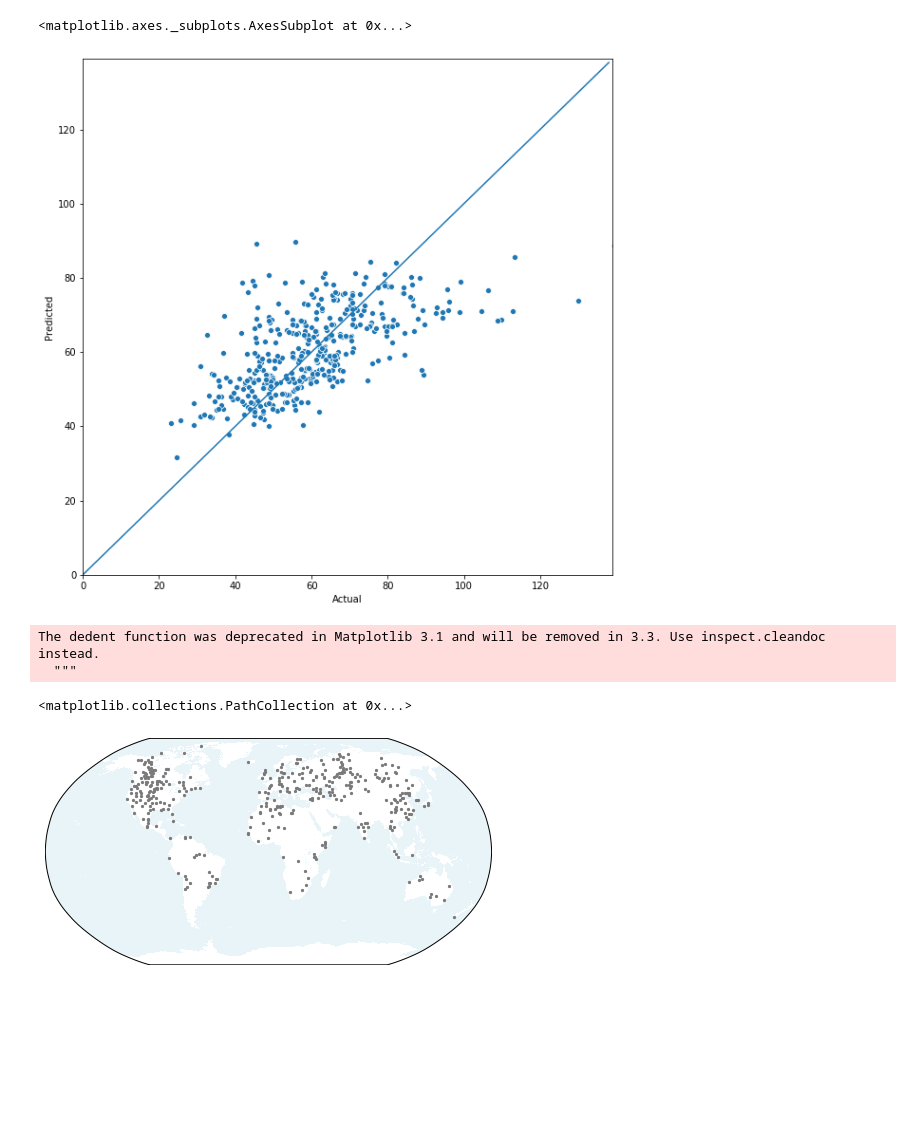
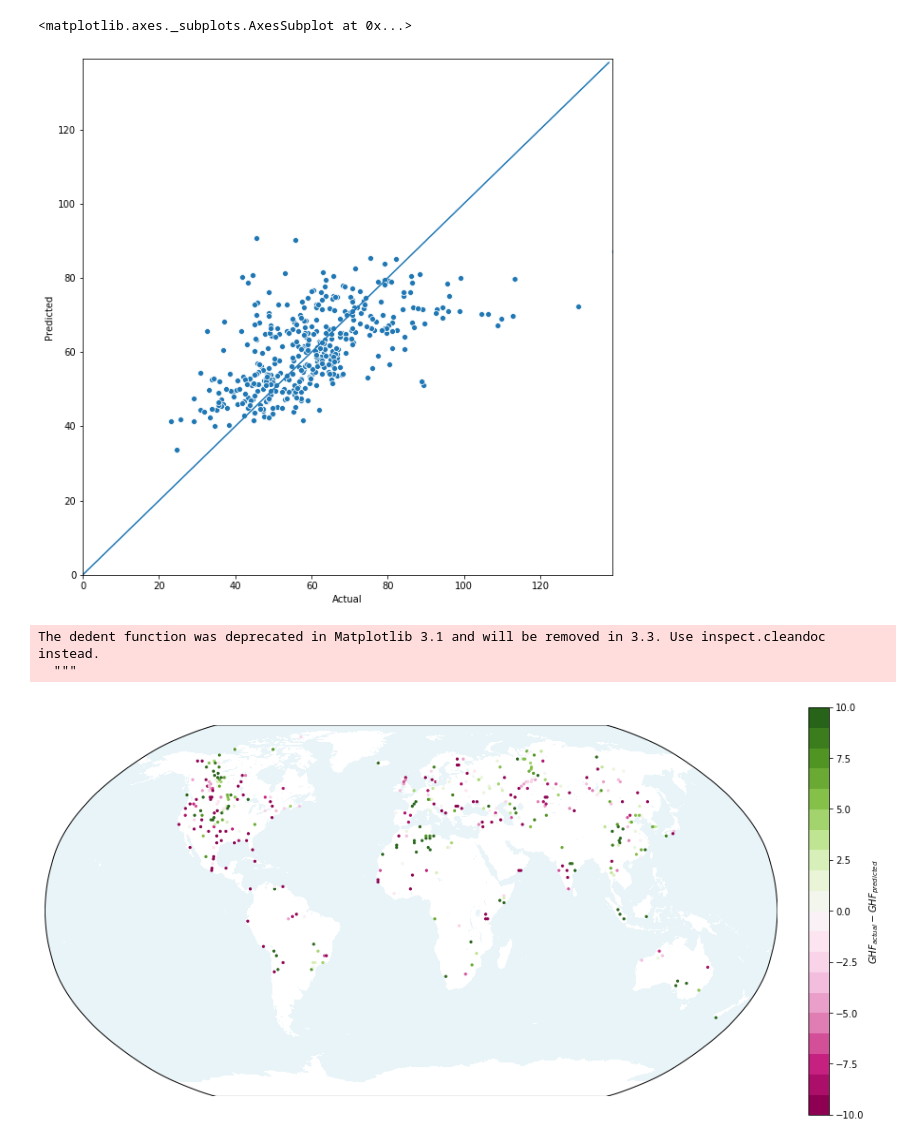
Before and after one commit to rahul-aedula95/ScientificML, a Jupyter notebook: 139/139.ipynb, the cells around one changed output. Drawn from its saved outputs; the diff is of its cells as text; code cells hidden in the pictures; blank space fills up the shorter version.

Commit message:
Added GBRT plot and basemap

```diff
--- a/139/139.ipynb
+++ b/139/139.ipynb
@@ -13,4 +13,4 @@ import cartopy.crs as ccrs
 # %%
-global_data = pd.read_csv('data/global.csv')
+global_data = pd.read_csv('data/global.csv',index_col='FID')
 global_data
 # %% [output]
@@ -53,23 +54,24 @@ sns.scatterplot(x='Actual',y='Predicted',data=plotter)
 sns.lineplot(x=range(0,max(int(max(y_test)),int(max(y_pred)))),y = range(0,max(int(max(y_test)),int(max(y_pred)))))
 # %% [output]
 <matplotlib.axes._subplots.AxesSubplot at 0x...>
-[figure, old version]
+[figure, new version]
 # %%
 lat = X_test['lat'].values
 lon = X_test['lon'].values
-fig = plt.figure(figsize=(8, 8))
+fig = plt.figure(figsize=(15, 15))
 center = (28.67, 45.5)
 m = Basemap(projection='robin',lon_0=0,resolution='c')
 m.drawlsmask(land_color = "#ffffff",
                ocean_color="#e8f4f8",
                resolution = 'l')
 
 diff_cmap = plt.get_cmap('PiYG', 20)
 scatter_args = {'marker': 'o', 's': 15, 'lw': 0.25, 'edgecolor':'black','cmap': diff_cmap}
 x,y = m(X_test.lon.as_matrix(), X_test.lat.as_matrix())
-m.scatter(x,y,marker='o', s=5, color='#7a7a7a')
+m.scatter(x,y,marker='o', s=5, c=y_test-y_pred, cmap=diff_cmap)
+plt.colorbar(label=r'$GHF_{actual} - GHF_{predicted}$', fraction=0.026, pad=0.04)
+plt.clim(-10, 10)
 # %% [output]
 The dedent function was deprecated in Matplotlib 3.1 and will be removed in 3.3. Use inspect.cleandoc instead.
   """
-<matplotlib.collections.PathCollection at 0x...>
-[figure, old version]
+[figure, new version]
```
Also changed, not shown: parts of 6 cells of this notebook.
